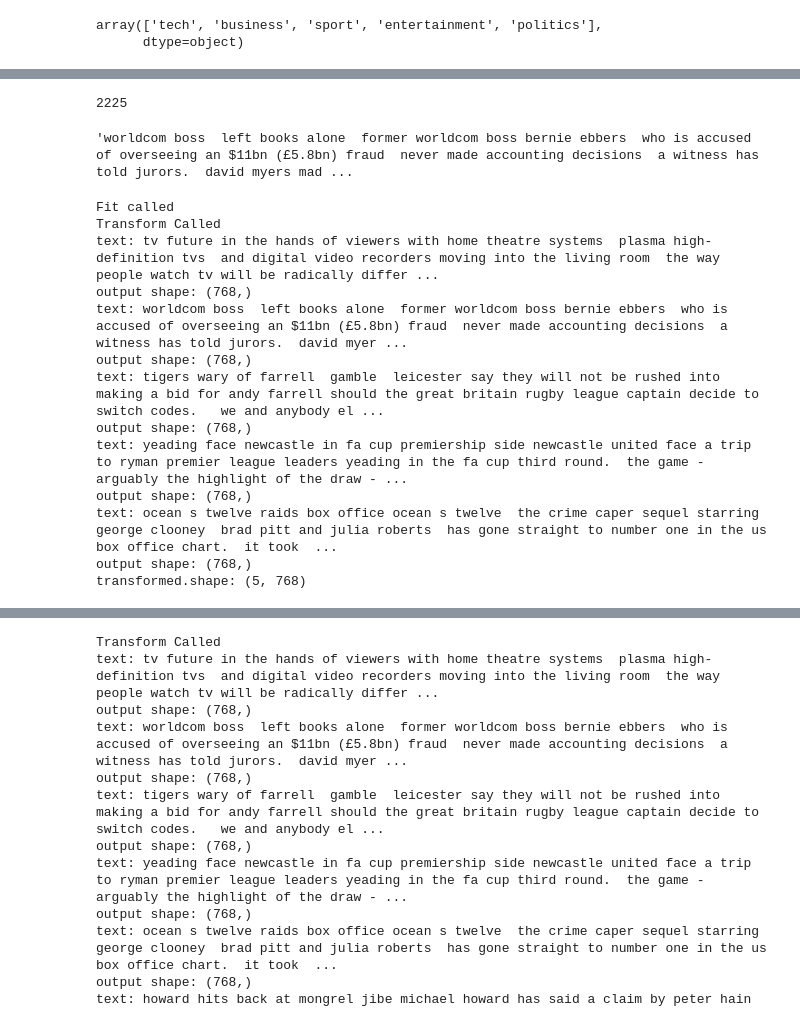
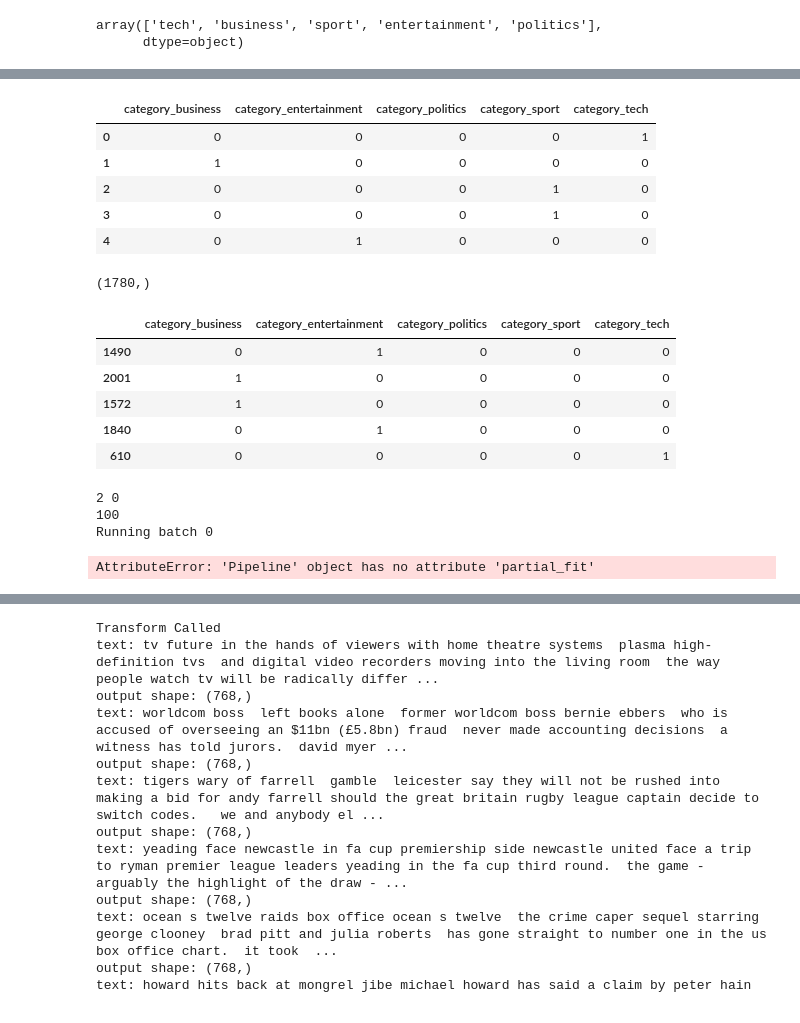
Before and after one commit to cerionXLII/NLP_BERT, a Jupyter notebook: src/Bert.ipynb, the cells around one changed output, grey strips where cells are left out. Drawn from its saved outputs; the diff is of its cells as text; code cells hidden in the pictures.

Commit message:
Implemented train test split.

```diff
--- a/src/Bert.ipynb
+++ b/src/Bert.ipynb
@@ -243,5 +72,5 @@ tokenizer.decode(inputs.input_ids[0])
 # %%
-df = pd.read_csv('bbc-text.csv')
+df = pd.read_csv('../data/bbc-text.csv')
 # %%
 df.head()
 # %% [output]
@@ -257,9 +86,9 @@ df['category'].unique()
 array(['tech', 'business', 'sport', 'entertainment', 'politics'],
       dtype=object)
 # %%
-df2 = pd.get_dummies(df, prefix=['category'], columns=['category'])
+df2 = pd.get_dummies(df, columns=['category'])
 # %%
 X = df2['text']
 # %%
-y = df2.drop(columns=['text'])
+Y = df2.drop(columns=['text'])
 # %%
@@ -298,25 +103,9 @@ XX = [a for a in X]
-# %%
-len(XX)
-# %% [output]
-2225
-# %%
-XX[1]
-# %% [output]
-'worldcom boss  left books alone  former worldcom boss bernie ebbers  who is accused of overseeing an $11bn (£5.8bn) fraud  never made accounting decisions  a witness has told jurors.  david myers mad ...
-# %%
-#output = pipeline.fit(XX[0:5],y.iloc[0:5].values)
-output = pipeline.fit(X.iloc[0:5],y.iloc[0:5].values)
-# %% [output]
-Fit called
-Transform Called
-text: tv future in the hands of viewers with home theatre systems  plasma high-definition tvs  and digital video recorders moving into the living room  the way people watch tv will be radically differ ...
-output shape: (768,)
-text: worldcom boss  left books alone  former worldcom boss bernie ebbers  who is accused of overseeing an $11bn (£5.8bn) fraud  never made accounting decisions  a witness has told jurors.  david myer ...
-output shape: (768,)
-text: tigers wary of farrell  gamble  leicester say they will not be rushed into making a bid for andy farrell should the great britain rugby league captain decide to switch codes.   we and anybody el ...
-output shape: (768,)
-text: yeading face newcastle in fa cup premiership side newcastle united face a trip to ryman premier league leaders yeading in the fa cup third round.  the game - arguably the highlight of the draw - ...
-output shape: (768,)
-text: ocean s twelve raids box office ocean s twelve  the crime caper sequel starring george clooney  brad pitt and julia roberts  has gone straight to number one in the us box office chart.  it took  ...
-output shape: (768,)
-transformed.shape: (5, 768)
+# %%
+Y.head()
+# %% [output]
+|  | category_business | category_entertainment | category_politics | category_sport | category_tech |
+| 0 | 0 | 0 | 0 | 0 | 1 |
+| 1 | 1 | 0 | 0 | 0 | 0 |
+| 2 | 0 | 0 | 0 | 1 | 0 |
+| 3 | 0 | 0 | 0 | 1 | 0 |
+| 4 | 0 | 1 | 0 | 0 | 0 |
@@ -322,0 +116,13 @@ transformed.shape: (5, 768)
+# %%
+X_train.shape
+# %% [output]
+(1780,)
+# %%
+Y_train[:5]
+# %% [output]
+|  | category_business | category_entertainment | category_politics | category_sport | category_tech |
+| 1490 | 0 | 1 | 0 | 0 | 0 |
+| 2001 | 1 | 0 | 0 | 0 | 0 |
+| 1572 | 1 | 0 | 0 | 0 | 0 |
+| 1840 | 0 | 1 | 0 | 0 | 0 |
+| 610 | 0 | 0 | 0 | 0 | 1 |
@@ -322,0 +161,12 @@ transformed.shape: (5, 768)
+# %%
+i = 0
+for X_mini, Y_mini in batchIterator:
+    print(f'Running batch {i}')
+    output = pipeline.partial_fit(X_mini, Y_mini)
+    i+=1
+print('Training completed...')
+# %% [output]
+2 0
+100
+Running batch 0
+AttributeError: 'Pipeline' object has no attribute 'partial_fit'
```
Also changed, not shown: parts of 40 cells of this notebook.
